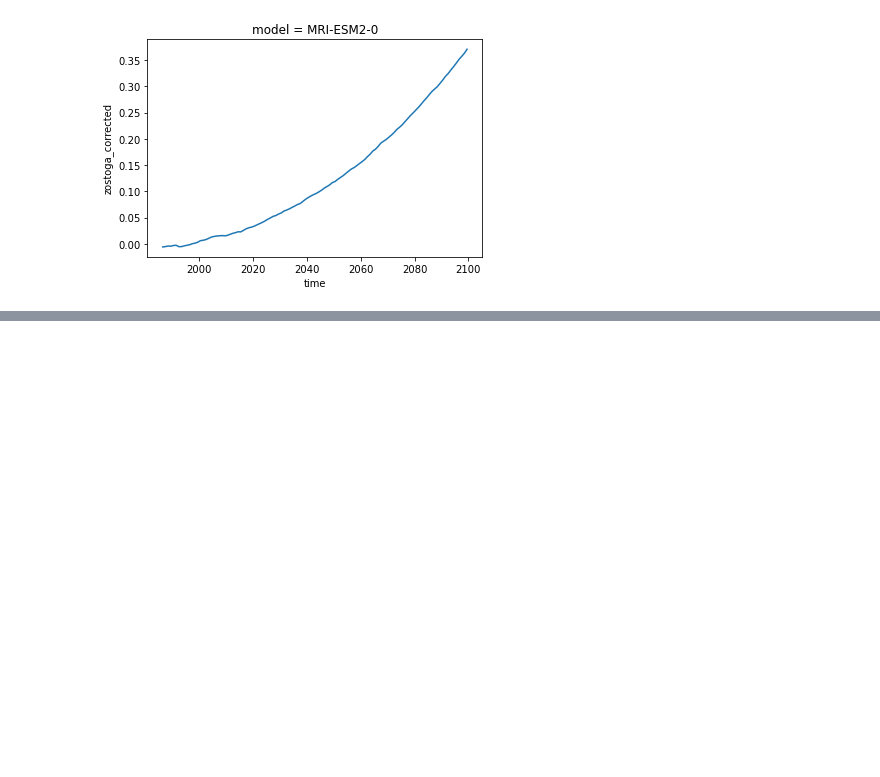
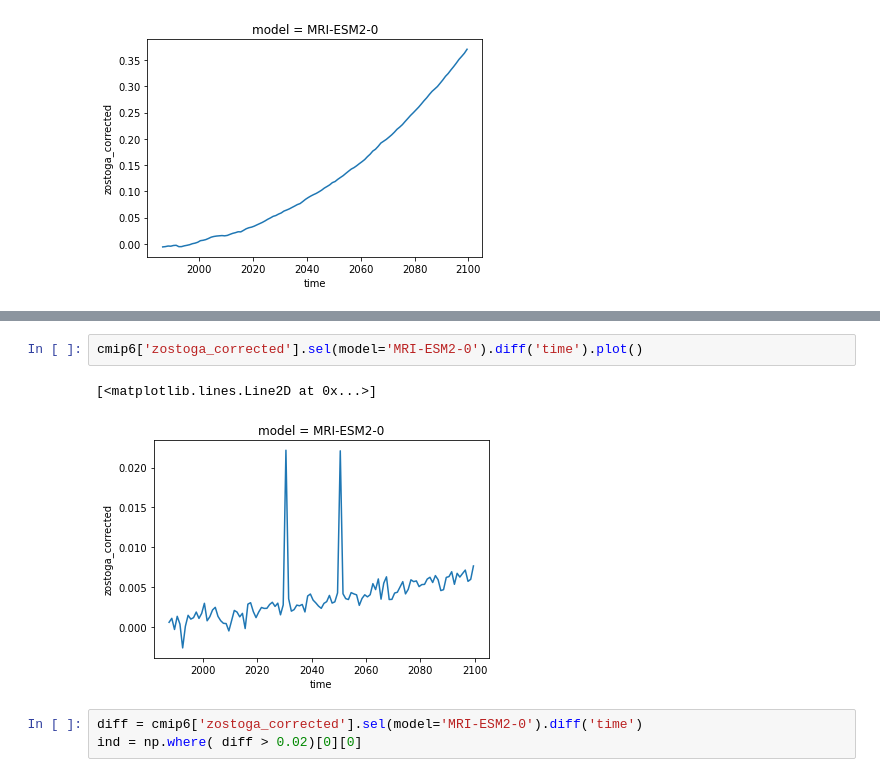
Before and after one commit to dlebars/CMIP_SeaLevel, a Jupyter notebook: notebooks/plot_zostoga.ipynb, the cells around one changed output, grey strips where cells are left out. Drawn from its saved outputs; the diff is of its cells as text; blank space fills up the shorter version.

```diff
--- a/notebooks/plot_zostoga.ipynb
+++ b/notebooks/plot_zostoga.ipynb
@@ -57,0 +59,8 @@ cmip6.zostoga_corrected.sel(model='MRI-ESM2-0').plot()
+# %%
+cmip6['zostoga_corrected'].sel(model='MRI-ESM2-0').diff('time').plot()
+# %% [output]
+[<matplotlib.lines.Line2D at 0x...>]
+[figure, added]
+# %%
+diff = cmip6['zostoga_corrected'].sel(model='MRI-ESM2-0').diff('time')
+ind = np.where( diff > 0.02)[0][0]
```
Also changed, not shown: parts of 15 cells of this notebook, 2 other files.
